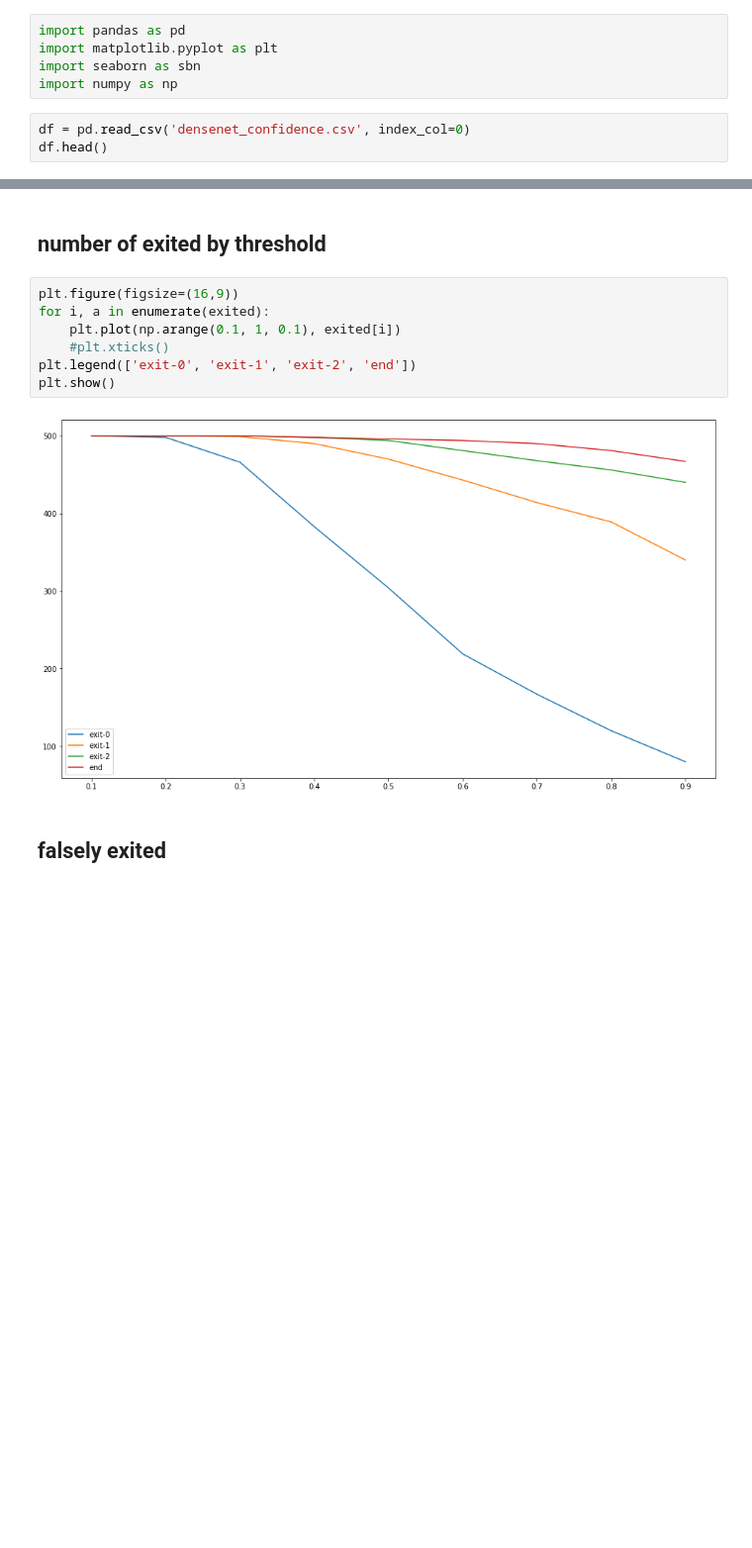
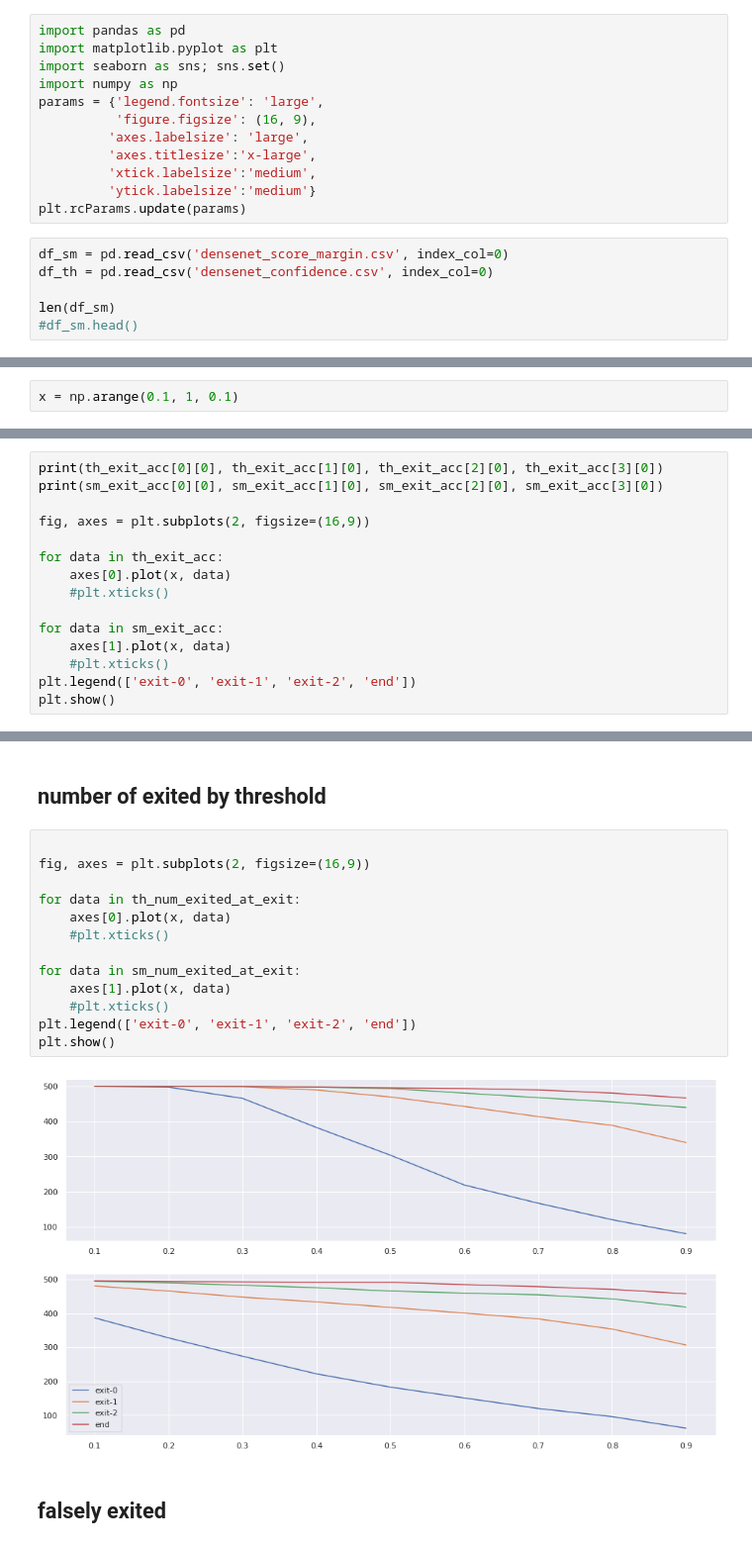
Before and after one commit to AlexKarlsen/thesis-src, a Jupyter notebook: DDNN/logging/threshold_test/Threshold analysis-Copy1.ipynb, the cells around one changed output, grey strips where cells are left out. Shown at 99% size. Cells and saved outputs as stored; diff of their text form; blank space fills up the shorter version.

```diff
--- a/DDNN/logging/threshold_test/Threshold analysis-Copy1.ipynb
+++ b/DDNN/logging/threshold_test/Threshold analysis-Copy1.ipynb
@@ -1,9 +1,19 @@
 # %%
 import pandas as pd
 import matplotlib.pyplot as plt
-import seaborn as sbn
+import seaborn as sns; sns.set()
 import numpy as np
+params = {'legend.fontsize': 'large',
+          'figure.figsize': (16, 9),
+         'axes.labelsize': 'large',
+         'axes.titlesize':'x-large',
+         'xtick.labelsize':'medium',
+         'ytick.labelsize':'medium'}
+plt.rcParams.update(params)
 # %%
-df = pd.read_csv('densenet_confidence.csv', index_col=0)
-df.head()
+df_sm = pd.read_csv('densenet_score_margin.csv', index_col=0)
+df_th = pd.read_csv('densenet_confidence.csv', index_col=0)
+
+len(df_sm)
+#df_sm.head()
 # %% [output]
@@ -92,0 +92,2 @@ plt.show()
+# %%
+x = np.arange(0.1, 1, 0.1)
@@ -92,0 +96,15 @@ plt.show()
+# %%
+print(th_exit_acc[0][0], th_exit_acc[1][0], th_exit_acc[2][0], th_exit_acc[3][0])
+print(sm_exit_acc[0][0], sm_exit_acc[1][0], sm_exit_acc[2][0], sm_exit_acc[3][0])
+
+fig, axes = plt.subplots(2, figsize=(16,9))
+
+for data in th_exit_acc:
+    axes[0].plot(x, data)
+    #plt.xticks()
+
+for data in sm_exit_acc:
+    axes[1].plot(x, data)
+    #plt.xticks()
+plt.legend(['exit-0', 'exit-1', 'exit-2', 'end'])
+plt.show()
@@ -93,14 +115,20 @@ plt.show()
 # %% [markdown]
 ## number of exited by threshold
 # %%
-plt.figure(figsize=(16,9))
-for i, a in enumerate(exited):
-    plt.plot(np.arange(0.1, 1, 0.1), exited[i])
+
+fig, axes = plt.subplots(2, figsize=(16,9))
+
+for data in th_num_exited_at_exit:
+    axes[0].plot(x, data)
+    #plt.xticks()
+
+for data in sm_num_exited_at_exit:
+    axes[1].plot(x, data)
     #plt.xticks()
 plt.legend(['exit-0', 'exit-1', 'exit-2', 'end'])
 plt.show()
 # %% [output]
-[figure, old version]
+[figure, new version]
 # %% [markdown]
 ## falsely exited
 # %%
```
Also changed, not shown: parts of 22 cells of this notebook, 8 other files.
